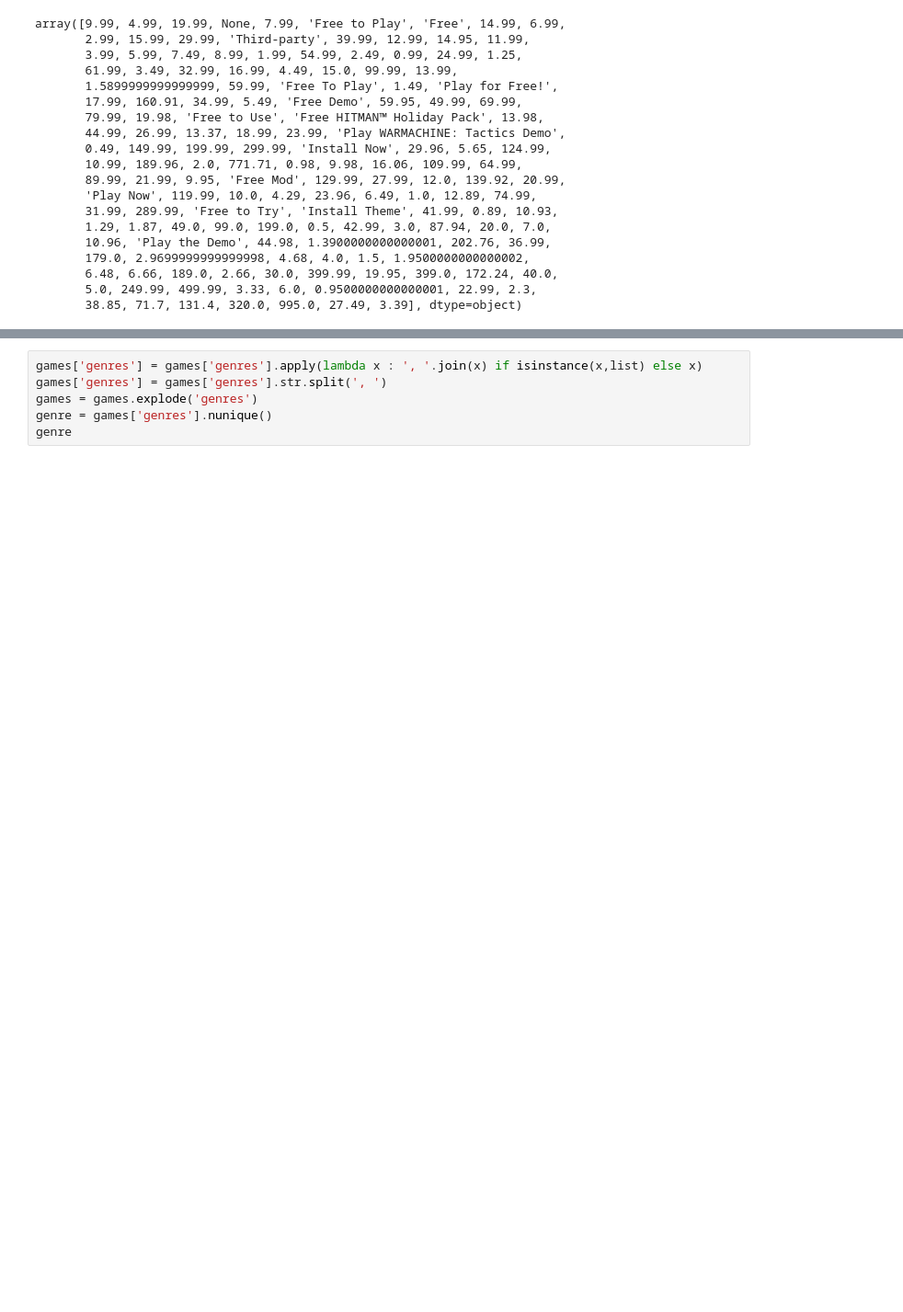
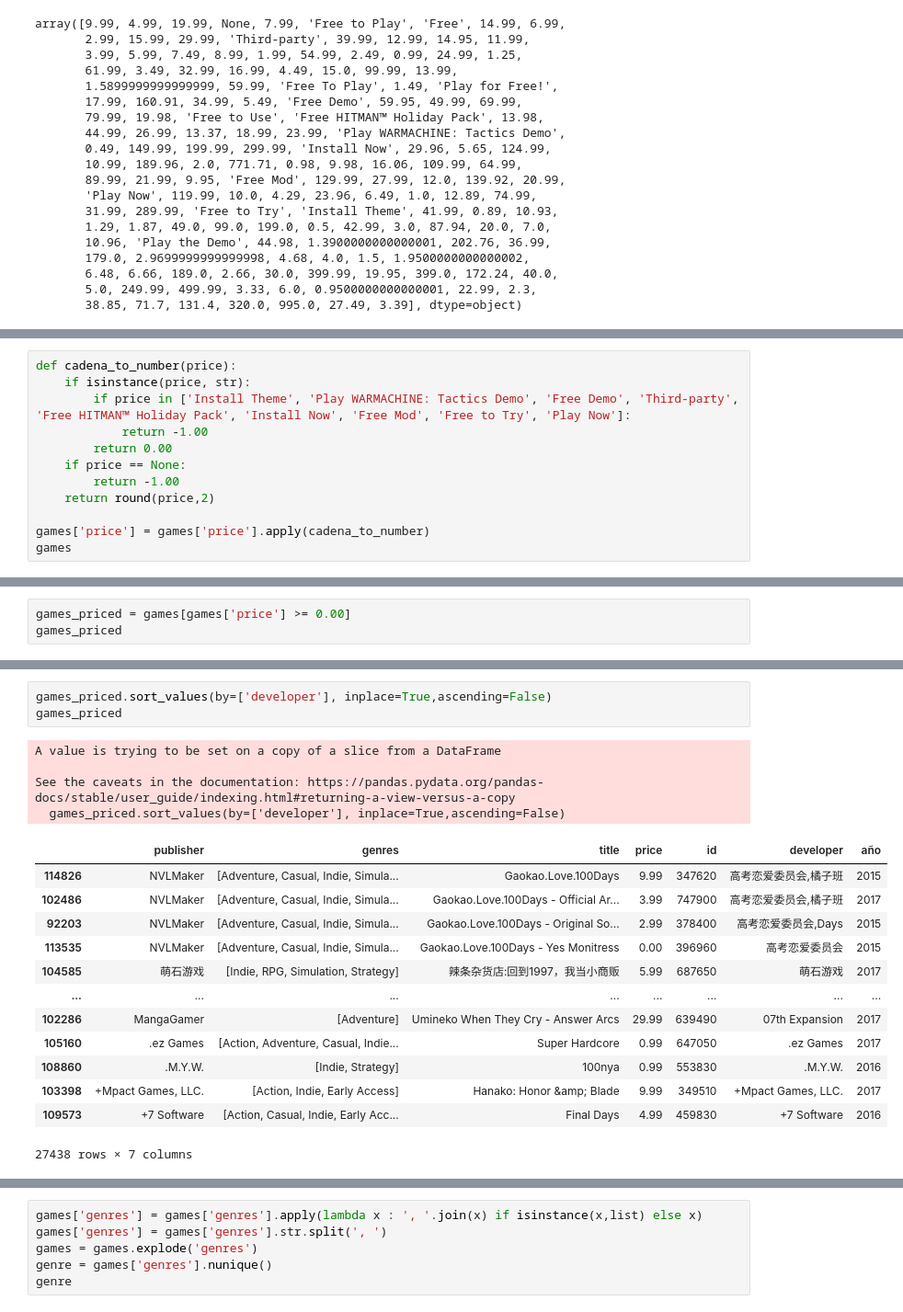
Before and after one commit to jaraycode/steam_games_mlops_2, a Jupyter notebook: etl_eda/etl.ipynb, the cells around one changed output, grey strips where cells are left out. Shown at 92% size. Cells and saved outputs as stored; diff of their text form; blank space fills up the shorter version.

```diff
--- a/etl_eda/etl.ipynb
+++ b/etl_eda/etl.ipynb
@@ -240,0 +242,12 @@ ValueError: ('Lengths must match to compare', (28554,), (3,))
+# %%
+def cadena_to_number(price):
+    if isinstance(price, str):
+        if price in ['Install Theme', 'Play WARMACHINE: Tactics Demo', 'Free Demo', 'Third-party', 'Free HITMAN™ Holiday Pack', 'Install Now', 'Free Mod', 'Free to Try', 'Play Now']:
+            return -1.00
+        return 0.00
+    if price == None:
+        return -1.00
+    return round(price,2)
+
+games['price'] = games['price'].apply(cadena_to_number)
+games
@@ -240,0 +268,3 @@ ValueError: ('Lengths must match to compare', (28554,), (3,))
+# %%
+games_priced = games[games['price'] >= 0.00]
+games_priced
@@ -240,0 +285,21 @@ ValueError: ('Lengths must match to compare', (28554,), (3,))
+# %%
+games_priced.sort_values(by=['developer'], inplace=True,ascending=False)
+games_priced
+# %% [output]
+A value is trying to be set on a copy of a slice from a DataFrame
+
+See the caveats in the documentation: https://pandas.pydata.org/pandas-docs/stable/user_guide/indexing.html#returning-a-view-versus-a-copy
+  games_priced.sort_values(by=['developer'], inplace=True,ascending=False)
+|  | publisher | genres | title | price | id | developer | año |
+| 114826 | NVLMaker | [Adventure, Casual, Indie, Simula... | Gaokao.Love.100Days | 9.99 | 347620 | 高考恋爱委员会,橘子班 | 2015 |
+| 102486 | NVLMaker | [Adventure, Casual, Indie, Simula... | Gaokao.Love.100Days - Official Ar... | 3.99 | 747900 | 高考恋爱委员会,橘子班 | 2017 |
+| 92203 | NVLMaker | [Adventure, Casual, Indie, Simula... | Gaokao.Love.100Days - Original So... | 2.99 | 378400 | 高考恋爱委员会,Days | 2015 |
+| 113535 | NVLMaker | [Adventure, Casual, Indie, Simula... | Gaokao.Love.100Days - Yes Monitress | 0.00 | 396960 | 高考恋爱委员会 | 2015 |
+| 104585 | 萌石游戏 | [Indie, RPG, Simulation, Strategy] | 辣条杂货店:回到1997，我当小商贩 | 5.99 | 687650 | 萌石游戏 | 2017 |
+| ... | ... | ... | ... | ... | ... | ... | ... |
+| 102286 | MangaGamer | [Adventure] | Umineko When They Cry - Answer Arcs | 29.99 | 639490 | 07th Expansion | 2017 |
+| 105160 | .ez Games | [Action, Adventure, Casual, Indie... | Super Hardcore | 0.99 | 647050 | .ez Games | 2017 |
+| 108860 | .M.Y.W. | [Indie, Strategy] | 100nya | 0.99 | 553830 | .M.Y.W. | 2016 |
+| 103398 | +Mpact Games, LLC. | [Action, Indie, Early Access] | Hanako: Honor &amp; Blade | 9.99 | 349510 | +Mpact Games, LLC. | 2017 |
+| 109573 | +7 Software | [Action, Casual, Indie, Early Acc... | Final Days | 4.99 | 459830 | +7 Software | 2016 |
+27438 rows × 7 columns
```
Also changed, not shown: parts of 17 cells of this notebook, 4 other files.
